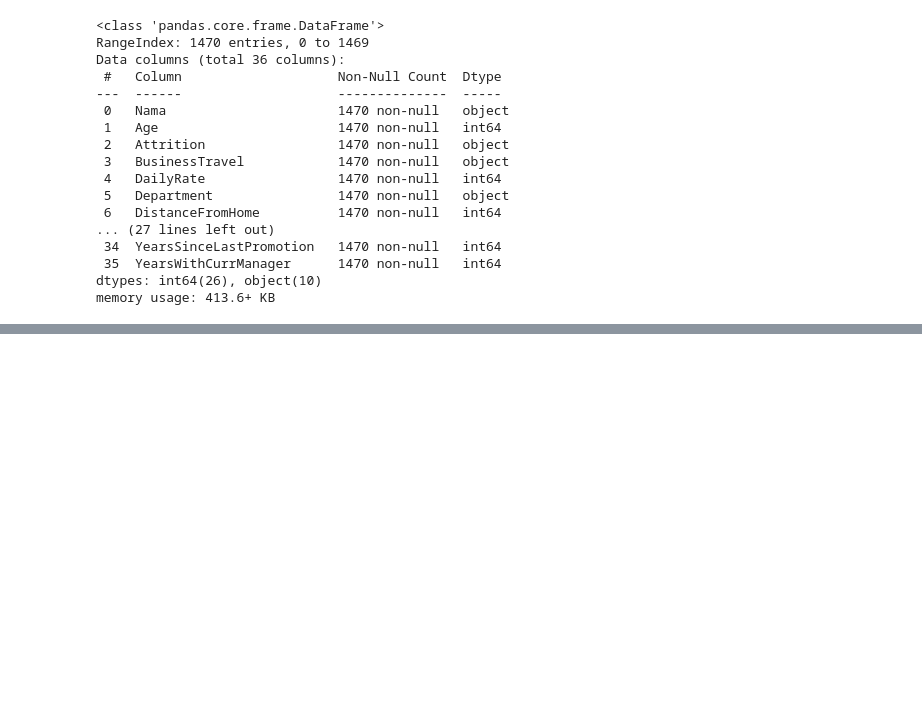
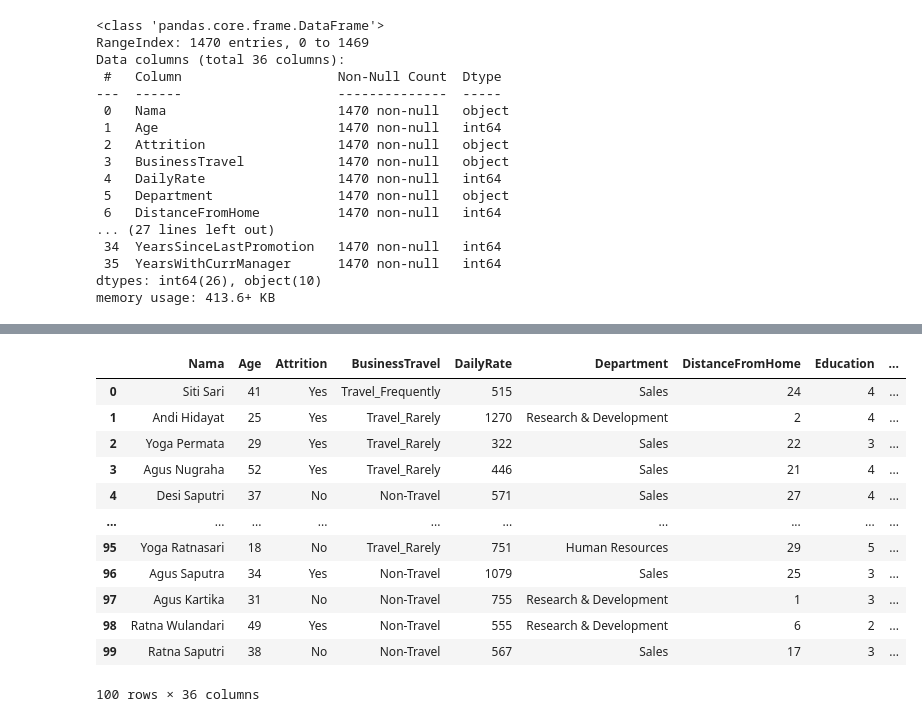
Before and after one commit to gibranariq/Final-Project-Rakamin-Men-United, a Jupyter notebook: dashboard/test.ipynb, the cells around one changed output, grey strips where cells are left out. Cells and saved outputs as stored; diff of their text form; code cells hidden in the pictures; blank space fills up the shorter version.

Commit message:
Update data and dashboard

```diff
--- a/dashboard/test.ipynb
+++ b/dashboard/test.ipynb
@@ -154,0 +179,17 @@ df_full.to_csv('ibm_with_names.csv', index=False)
+# %%
+df_dummy = pd.read_csv('data_default/ibm_dummy.csv')
+df_dummy
+# %% [output]
+|  | Nama | Age | Attrition | BusinessTravel | DailyRate | Department | DistanceFromHome | Education | ... |
+| 0 | Siti Sari | 41 | Yes | Travel_Frequently | 515 | Sales | 24 | 4 | ... |
+| 1 | Andi Hidayat | 25 | Yes | Travel_Rarely | 1270 | Research & Development | 2 | 4 | ... |
+| 2 | Yoga Permata | 29 | Yes | Travel_Rarely | 322 | Sales | 22 | 3 | ... |
+| 3 | Agus Nugraha | 52 | Yes | Travel_Rarely | 446 | Sales | 21 | 4 | ... |
+| 4 | Desi Saputri | 37 | No | Non-Travel | 571 | Sales | 27 | 4 | ... |
+| ... | ... | ... | ... | ... | ... | ... | ... | ... | ... |
+| 95 | Yoga Ratnasari | 18 | No | Travel_Rarely | 751 | Human Resources | 29 | 5 | ... |
+| 96 | Agus Saputra | 34 | Yes | Non-Travel | 1079 | Sales | 25 | 3 | ... |
+| 97 | Agus Kartika | 31 | No | Non-Travel | 755 | Research & Development | 1 | 3 | ... |
+| 98 | Ratna Wulandari | 49 | Yes | Non-Travel | 555 | Research & Development | 6 | 2 | ... |
+| 99 | Ratna Saputri | 38 | No | Non-Travel | 567 | Sales | 17 | 3 | ... |
+100 rows × 36 columns
```
Also changed, not shown: parts of 6 cells of this notebook, 3 other files.
